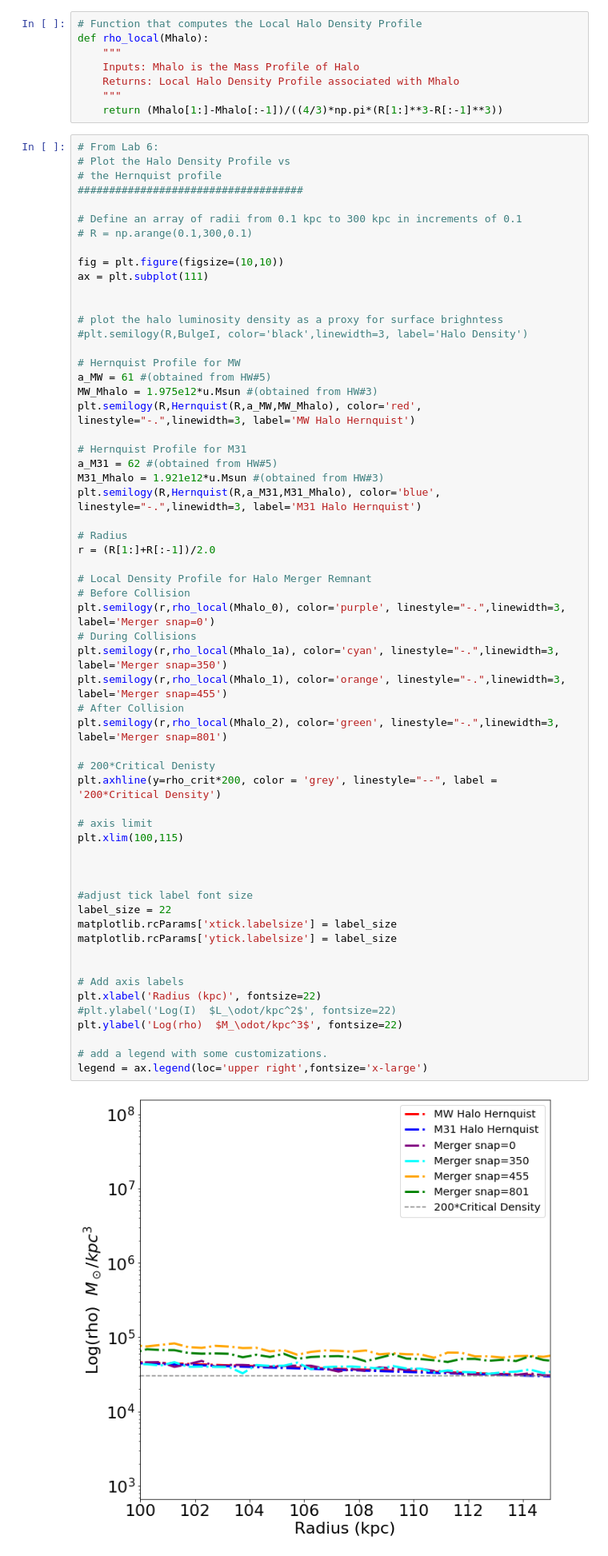
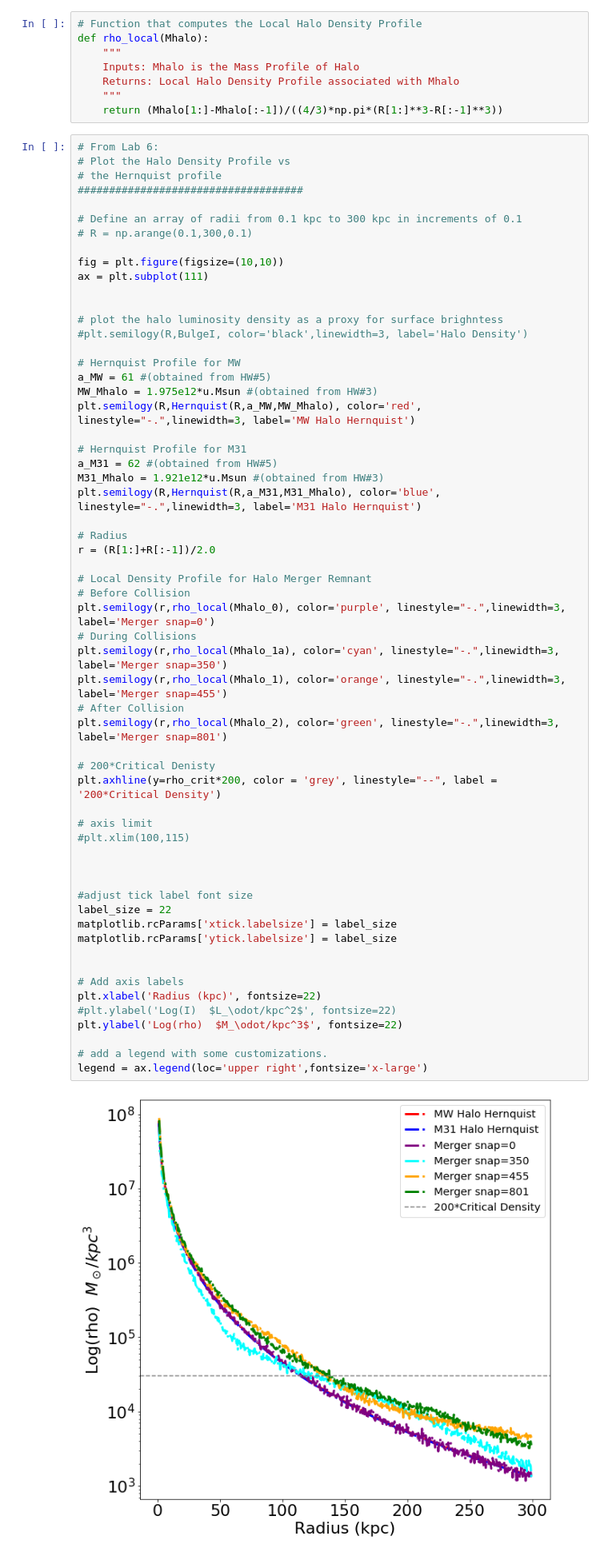
Before and after one commit to yuanjea/400B_hew, a Jupyter notebook: ResearchAssignment/ResearchAssignment5/ASTR400B_ResearchAssignment5.ipynb, the cells around one changed output. Shown at 80% size. Cells and saved outputs as stored; diff of their text form.

Commit message:
modifiy plots

```diff
--- a/ResearchAssignment/ResearchAssignment5/ASTR400B_ResearchAssignment5.ipynb
+++ b/ResearchAssignment/ResearchAssignment5/ASTR400B_ResearchAssignment5.ipynb
@@ -117,35 +117,35 @@ r = (R[1:]+R[:-1])/2.0
 # Local Density Profile for Halo Merger Remnant
 # Before Collision
 plt.semilogy(r,rho_local(Mhalo_0), color='purple', linestyle="-.",linewidth=3, label='Merger snap=0')
 # During Collisions
 plt.semilogy(r,rho_local(Mhalo_1a), color='cyan', linestyle="-.",linewidth=3, label='Merger snap=350')
 plt.semilogy(r,rho_local(Mhalo_1), color='orange', linestyle="-.",linewidth=3, label='Merger snap=455')
 # After Collision
 plt.semilogy(r,rho_local(Mhalo_2), color='green', linestyle="-.",linewidth=3, label='Merger snap=801')
 
 # 200*Critical Denisty
 plt.axhline(y=rho_crit*200, color = 'grey', linestyle="--", label = '200*Critical Density')
 
 # axis limit
-plt.xlim(100,115)
+#plt.xlim(100,115)
 
 
 
 #adjust tick label font size
 label_size = 22
 matplotlib.rcParams['xtick.labelsize'] = label_size
 matplotlib.rcParams['ytick.labelsize'] = label_size
 
 
 # Add axis labels
 plt.xlabel('Radius (kpc)', fontsize=22)
 #plt.ylabel('Log(I)  $L_\odot/kpc^2$', fontsize=22)
 plt.ylabel('Log(rho)  $M_\odot/kpc^3$', fontsize=22)
 
 # add a legend with some customizations.
 legend = ax.legend(loc='upper right',fontsize='x-large')
 # %% [output]
-[figure, old version]
+[figure, new version]
 # %% [markdown]
 $\rho(r) = \frac{M_{halo}}{2\pi} \frac{a}{r(r+a)^3}$
 
```
Also changed, not shown: parts of 1 cell of this notebook.
